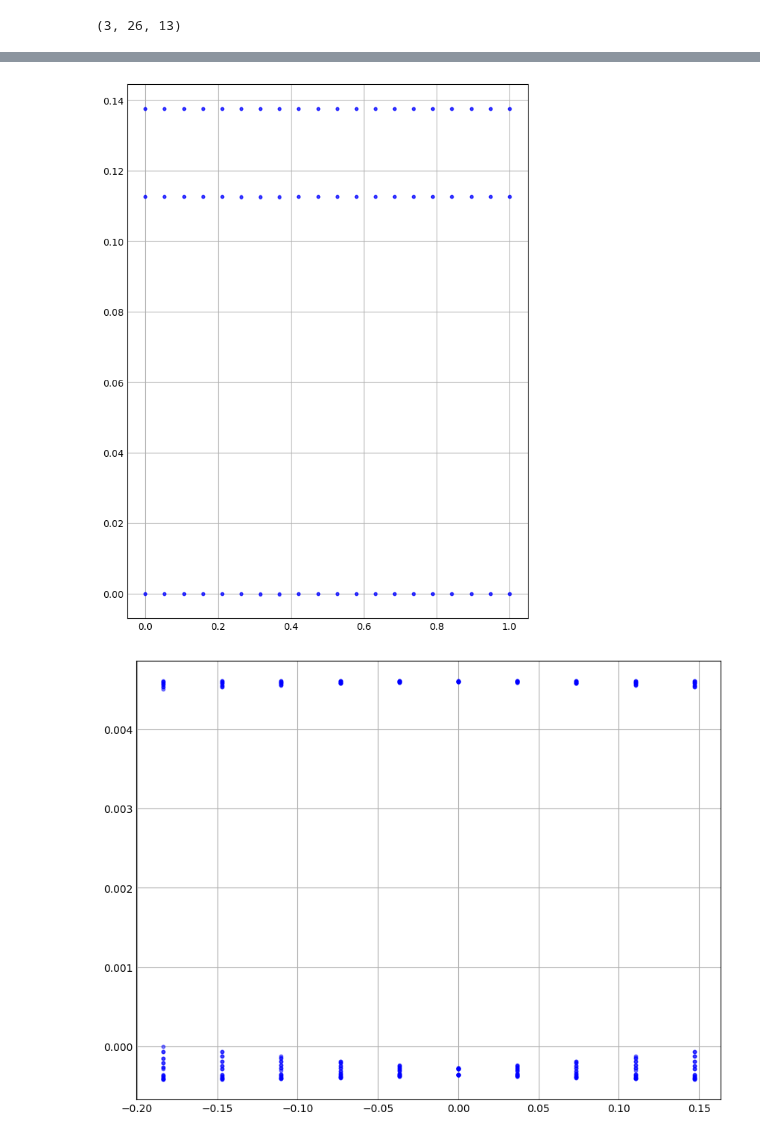
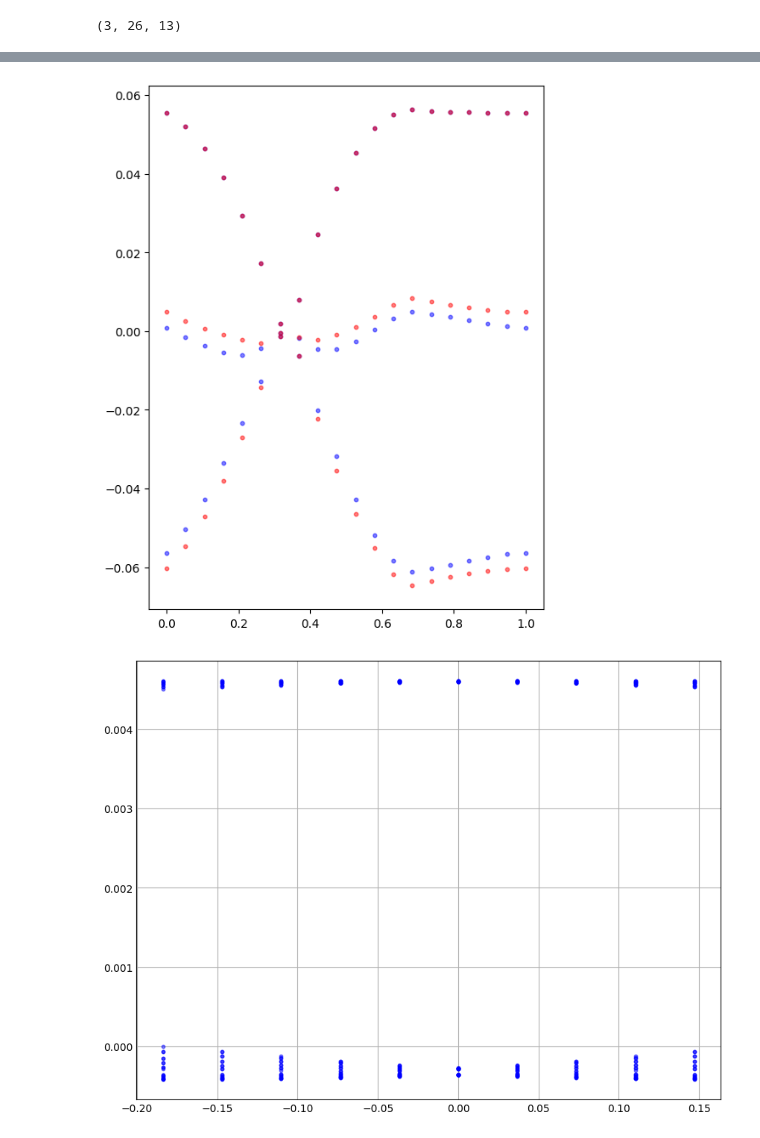
Before and after one commit to ChriGomm/master, a Jupyter notebook: numerics/dip_dip.ipynb, the cells around one changed output, grey strips where cells are left out. Saved outputs shown, nothing was run; the diff lists cells and outputs as text; code cells hidden in the pictures.

```diff
--- a/numerics/dip_dip.ipynb
+++ b/numerics/dip_dip.ipynb
@@ -458,7 +458,7 @@ def interaction_AA(i: int,j: int,k: np.ndarray, interaction: Callable[[], float]
         # total_potential_eq_mixed -= interaction(Del_R_vecB,i,j)
         # test[-1,m] = -interaction(Del_R_vecB,i,j)
     # print(f"AA: i={i}, j={j}, test= {test}")
-    return (total_potential_eq+total_potential_mixed+ total_potential_eq_mixed+interaction_onsite(i,j)*grid_size**2)#, test
+    return (total_potential_eq+total_potential_mixed+ total_potential_eq_mixed+interaction_onsite(i,j))#, test
 
 
 
@@ -601,7 +596,7 @@ k2 = 4*np.pi/3*np.array([1,0,0])
 
 
 
-def extended_grid_interactions(n,m,i, j,k,interaction,lattice,cut):
+def extended_grid_interactions(n,m,i, j,k,interaction,interaction_onsite,lattice,cut):
     potential = 0
 
     for h in range(n-cut,n+cut+1):
@@ -614,7 +609,7 @@ def extended_grid_interactions(n,m,i, j,k,interaction,lattice,cut):
             buffer = interaction(Del_R_vec,i,j)
             potential += buffer*np.exp(-1j*np.dot(Del_R_vec,k))
             potential -= buffer
-    return potential
+    return potential+interaction_onsite(i,j)
 
 def extended_grid_interactions_parallel(h,l,n,m,i, j,k,interaction):
     potential = 0
@@ -629,7 +624,7 @@ def extended_grid_interactions_parallel(h,l,n,m,i, j,k,interaction):
     return potential
 
 
-def extended_grid_mat(k,interaction,grid_size,*cut):
+def extended_grid_mat(k,interaction,interaction_onsite,grid_size,*cut):
     lattice = np.zeros((3,3*grid_size,6*grid_size))
     for i in range(3*grid_size):
         for j in range(3*grid_size):
@@ -642,7 +637,7 @@ def extended_grid_mat(k,interaction,grid_size,*cut):
         for j in range(3):
             for n in range(grid_size,2*grid_size):
                     for m in range(2*grid_size,4*grid_size):
-                        matrix[i,j] += extended_grid_interactions(n,m,i,j,k,interaction,lattice,cut)
+                        matrix[i,j] += extended_grid_interactions(n,m,i,j,k,interaction,interaction_onsite,lattice,cut)
     return matrix/grid_size**2/2
 
 
@@ -739,49 +734,50 @@ for i in range(len(t)):
 # for i in range(2):D_mat_nn(k)#
     k = k_course(t[i])
     # dmat2 = extended_grid_mat(k,bare_interaction,5)#D_mat(k,bare_interaction,lambda x, y : 0)
+    dmat2 = extended_grid_mat(k,bare_interaction_coulomb,no_onsite_interaction,5)
     # print(dmat2)
     # print(np.any(np.absolute(np.imag(dmat))>1e-5))
     # dmat2 =  extended_grid_mat(k,bare_interaction,3)
     # dmat4 = extended_grid_mat(k,bare_interaction,1)no_onsite_interaction
     # dmat = D_mat(k,bare_interaction,no_onsite_interaction,6)
-    dmat = D_mat(k,bare_interaction_coulomb,bare_interaction_coulomb_onsite,10)
+    dmat = D_mat(k,bare_interaction_coulomb,no_onsite_interaction,20)
     # print(np.sum(np.conjugate(dmat)-dmat))
     # dmat3 = D_mat_nn(k)
-    # dmat1 = np.zeros((3,3),dtype=complex)
-    # dmat5 = np.zeros((3,3),dtype=complex)
-    # for h in range(3):
-    #     for l in range(3):
-    #         dmat1[h,l] = dmat[h,l]+ dmat[h+3,l] +dmat[h,l+3] + dmat[h+3,l+3]
-    #         dmat5[h,l] = dmat3[h,l]+ dmat3[h+3,l] +dmat3[h,l+3] + dmat3[h+3,l+3]
-    eigvals1, eigvecs1 = np.linalg.eig(dmat)
+    dmat1 = np.zeros((3,3),dtype=complex)
+    dmat5 = np.zeros((3,3),dtype=complex)
+    for h in range(3):
+        for l in range(3):
+            dmat1[h,l] = dmat[h,l]+ dmat[h+3,l] +dmat[h,l+3] + dmat[h+3,l+3]
+            # dmat5[h,l] = dmat3[h,l]+ dmat3[h+3,l] +dmat3[h,l+3] + dmat3[h+3,l+3]
+    eigvals1, eigvecs1 = np.linalg.eig(dmat1)
     # eigs[i] = eigvals1
-    # eigvals2, eigvecs2 = np.linalg.eig(dmat2)
+    eigvals2, eigvecs2 = np.linalg.eig(dmat2)
     # eigvals4, eigvecs4 = np.linalg.eig(dmat4)
     # eigvals5, eigvecs5 = np.linalg.eig(dmat5)
     # print(dmat2, dmat1)
     # print(dmat1)
     # eigs[i, :] = sort_eigenvalues(eigvals, eigvecs)
     # k_course2 = k2+np.array([1,0,0])*(-1/2+t[i])
     # dmat2 = D_mat(k_course2)
     # eigvals2, eigvecs2 = np.linalg.eig(dmat2)
     # eigs2[i, :] = sort_eigenvalues(eigvals2, eigvecs2)
     # Plot the k vector
-    # ax.scatter(k[0], k[1], color='blue', s=10)/np.max(eigvals1)*np.max(eigvals2)
+    # ax.scatter(k[0], k[1], color='blue', s=10)
     for index in range(len(eigvals1)):
-        ax.scatter(t[i],eigvals1[index],color='blue', s=10, alpha=0.5)
+        ax.scatter(t[i],eigvals1[index]/np.max(eigvals1)*np.max(eigvals2),color='blue', s=10, alpha=0.5)
         # ax.scatter(t[i],eigvals4[index]/np.max(eigvals4)*np.max(eigvals2),color='green', s=10, alpha=0.5)
-        # ax.scatter(t[i],eigvals2[index],color='red', s=10, alpha=0.5)
+        ax.scatter(t[i],eigvals2[index],color='red', s=10, alpha=0.5)
         # ax.scatter(t[i],eigvals5[index]/np.max(eigvals5)*np.max(eigvals2),color='0',s=10)
     # break
 # eigvals2 = parallel_for([len(t)],wrap_kloop)
 # print(eigvals2.shape)
 # for i in range(eigvals2.shape[0]):
 #     for j in range(eigvals2.shape[1]):
 #         ax.scatter(t[i],eigvals2[i,j],color='red', s=10, alpha=0.5)
 
 # plt.show()
 # %% [output]
-[figure, old version]
+[figure, new version]
 # %%
 k1 = 2*np.pi/3*np.array([-1,np.sqrt(3),0])
 k2 = 4*np.pi/3*np.array([1,0,0])
```
Also changed, not shown: parts of 1 cell of this notebook.
